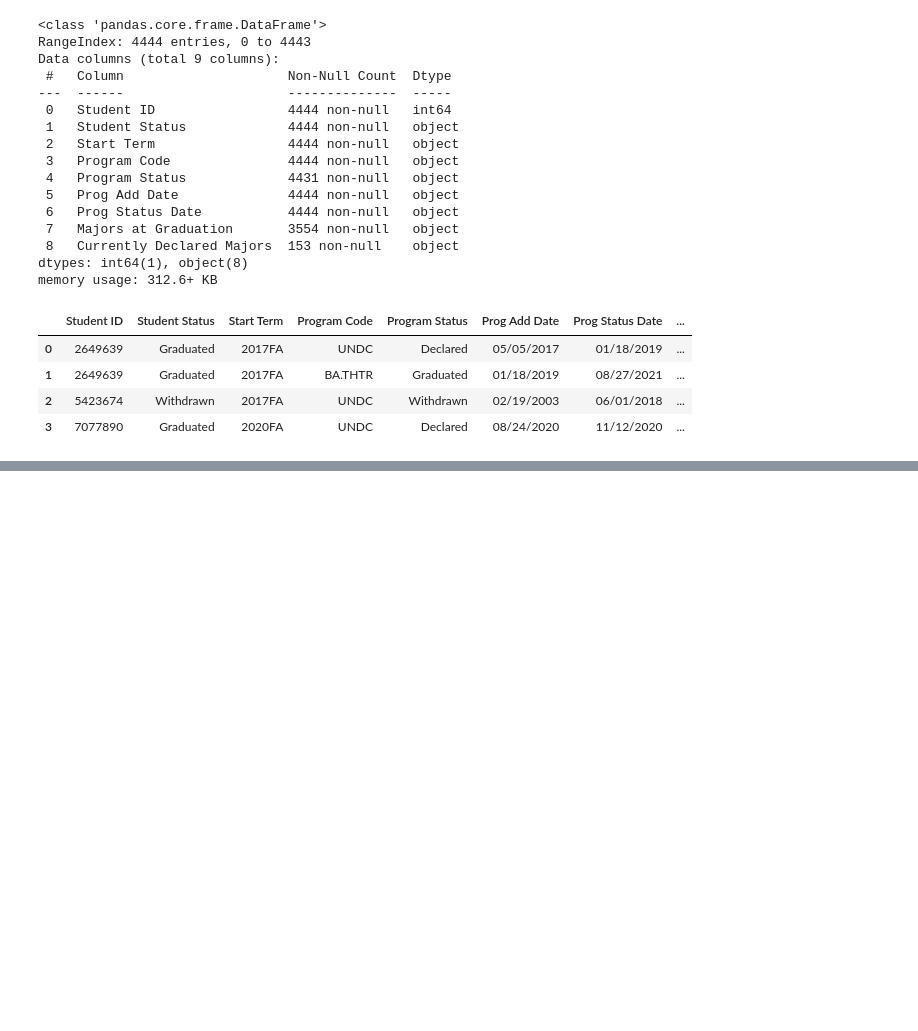
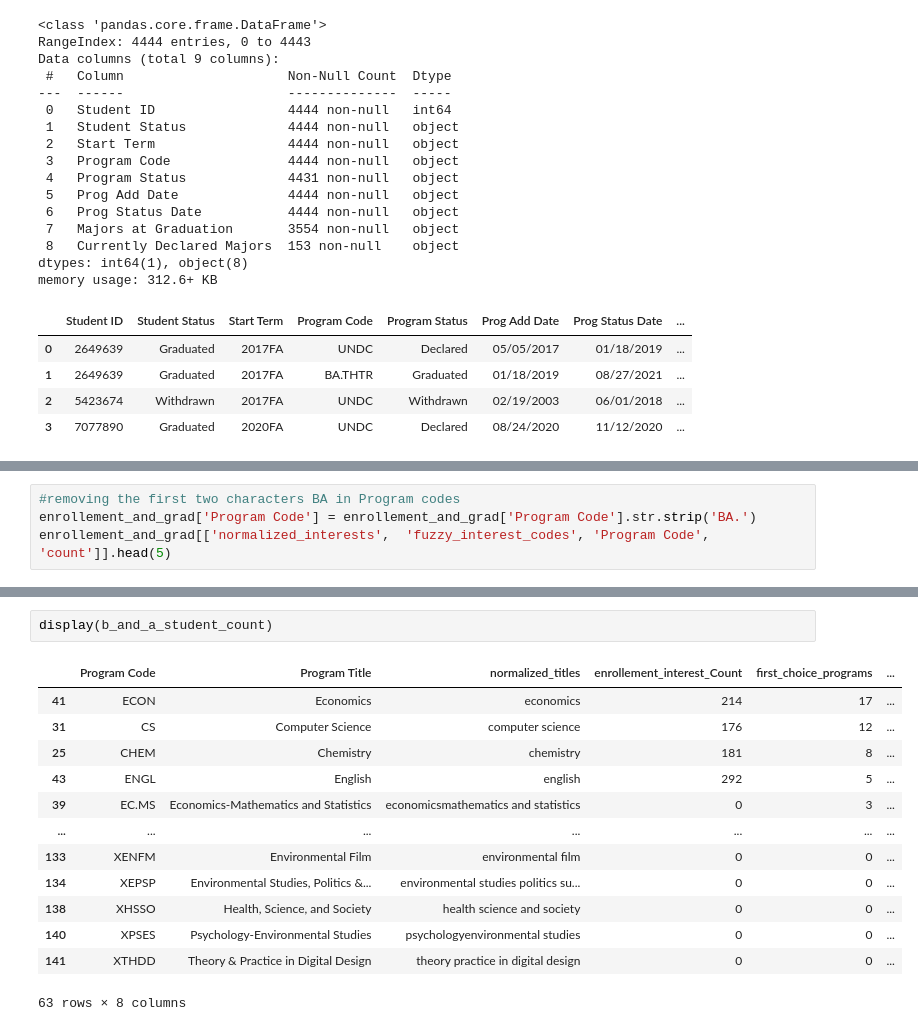
Before and after one commit to Wangari-Kariuki/Program-interest-vs-graduation-rate, a Jupyter notebook: final_project_report.ipynb, the cells around one changed output, grey strips where cells are left out. Saved outputs shown, nothing was run; the diff lists cells and outputs as text; blank space fills up the shorter version.

```diff
--- a/final_project_report.ipynb
+++ b/final_project_report.ipynb
@@ -400,0 +380,4 @@ declared = int_dec['Program Code']
+# %%
+#removing the first two characters BA in Program codes
+enrollement_and_grad['Program Code'] = enrollement_and_grad['Program Code'].str.strip('BA.')
+enrollement_and_grad[['normalized_interests',  'fuzzy_interest_codes', 'Program Code', 'count']].head(5)
@@ -400,0 +611,16 @@ declared = int_dec['Program Code']
+# %%
+display(b_and_a_student_count)
+# %% [output]
+|  | Program Code | Program Title | normalized_titles | enrollement_interest_Count | first_choice_programs | ... |
+| 41 | ECON | Economics | economics | 214 | 17 | ... |
+| 31 | CS | Computer Science | computer science | 176 | 12 | ... |
+| 25 | CHEM | Chemistry | chemistry | 181 | 8 | ... |
+| 43 | ENGL | English | english | 292 | 5 | ... |
+| 39 | EC.MS | Economics-Mathematics and Statistics | economicsmathematics and statistics | 0 | 3 | ... |
+| ... | ... | ... | ... | ... | ... | ... |
+| 133 | XENFM | Environmental Film | environmental film | 0 | 0 | ... |
+| 134 | XEPSP | Environmental Studies, Politics &... | environmental studies politics su... | 0 | 0 | ... |
+| 138 | XHSSO | Health, Science, and Society | health science and society | 0 | 0 | ... |
+| 140 | XPSES | Psychology-Environmental Studies | psychologyenvironmental studies | 0 | 0 | ... |
+| 141 | XTHDD | Theory & Practice in Digital Design | theory practice in digital design | 0 | 0 | ... |
+63 rows × 8 columns
```
Also changed, not shown: parts of 86 cells of this notebook.
